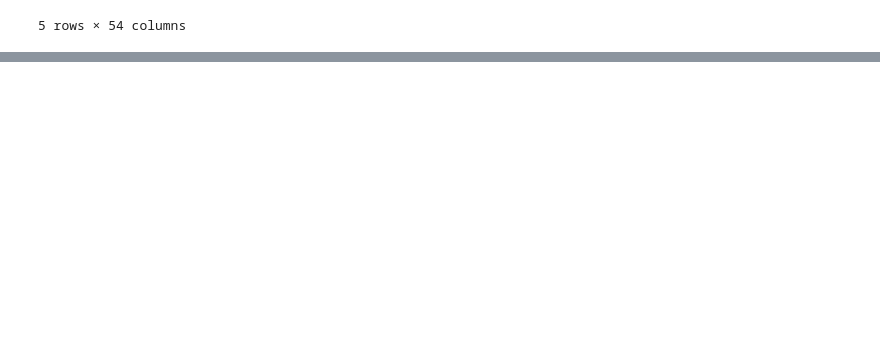
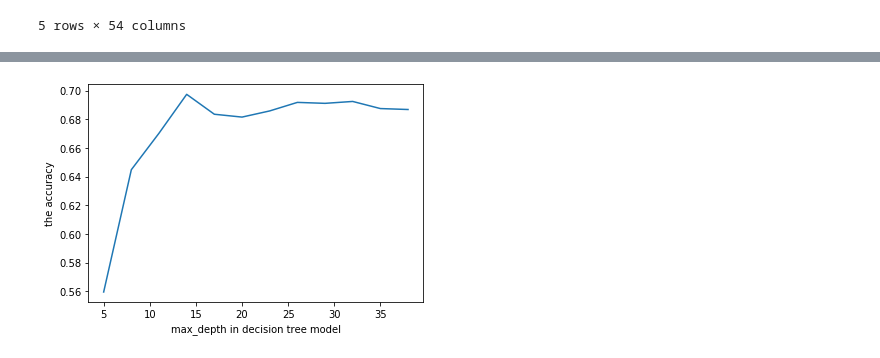
Before and after one commit to tiandiao123/Data-Mining-Final-Project, a Jupyter notebook: final project.ipynb, the cells around one changed output, grey strips where cells are left out. Saved outputs shown, nothing was run; the diff lists cells and outputs as text; code cells hidden in the pictures; blank space fills up the shorter version.

```diff
--- a/final project.ipynb
+++ b/final project.ipynb
@@ -137,0 +221,12 @@ train_GDBT(0.01, 15, 15, X_train,X_test, y_train, y_test)
+# %%
+accuracy = []
+DT_model = None
+max_acc = 0
+for num in range(5, 40, 3):
+    cur, model = train_inference_DT(num)
+    if DT_model==None or max_acc < cur:
+        max_acc = cur
+        DT_model = model
+    accuracy.append(cur)
+print(accuracy)
+print("the best accuracy is : " +str(max_acc))
@@ -137,0 +248,7 @@ train_GDBT(0.01, 15, 15, X_train,X_test, y_train, y_test)
+# %%
+plt.plot(range(5, 40, 3), accuracy)
+plt.ylabel("the accuracy")
+plt.xlabel("max_depth in decision tree model")
+plt.show()
+# %% [output]
+[figure, added]
```
Also changed, not shown: parts of 36 cells of this notebook.
